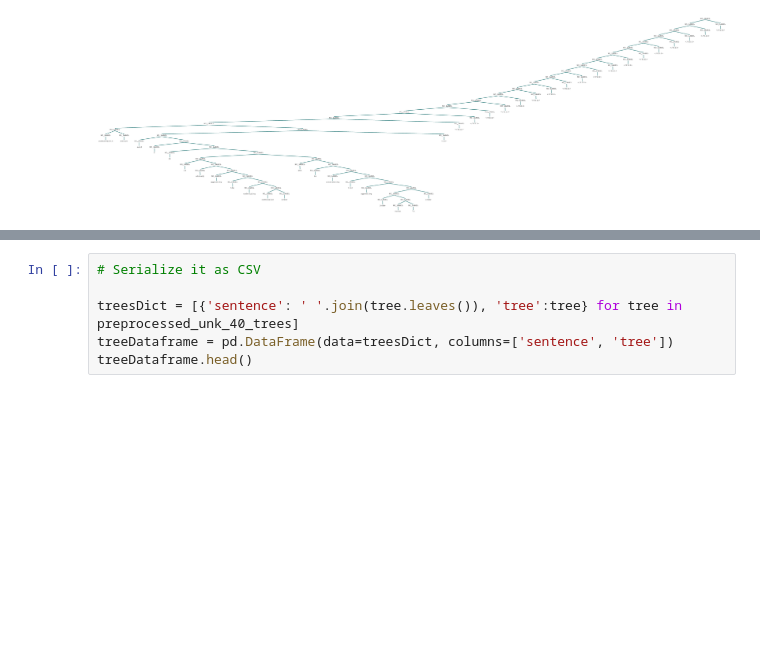
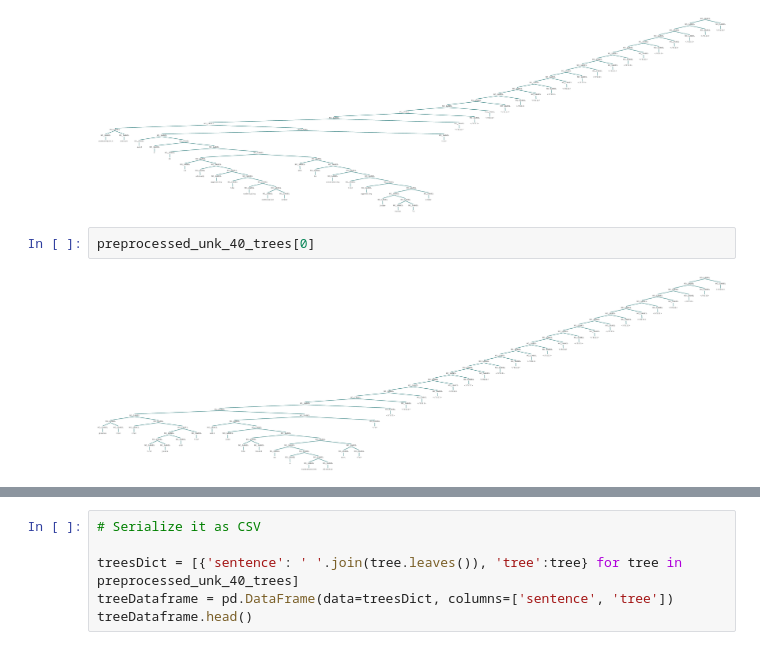
Before and after one commit to Kandy16/constituency-parsing, a Jupyter notebook: pre-processing/wallstreet-journal-data-preprocessing.ipynb, the cells around one changed output, grey strips where cells are left out. Saved outputs shown, nothing was run; the diff lists cells and outputs as text; blank space fills up the shorter version.

```diff
--- a/pre-processing/wallstreet-journal-data-preprocessing.ipynb
+++ b/pre-processing/wallstreet-journal-data-preprocessing.ipynb
@@ -209,3 +209,7 @@ preprocessed_unk_40_trees[123]
 49208
 43834
 [figure]
+# %%
+preprocessed_unk_40_trees[0]
+# %% [output]
+[figure, added]
```
Also changed, not shown: parts of 3 cells of this notebook, 1 other file.
